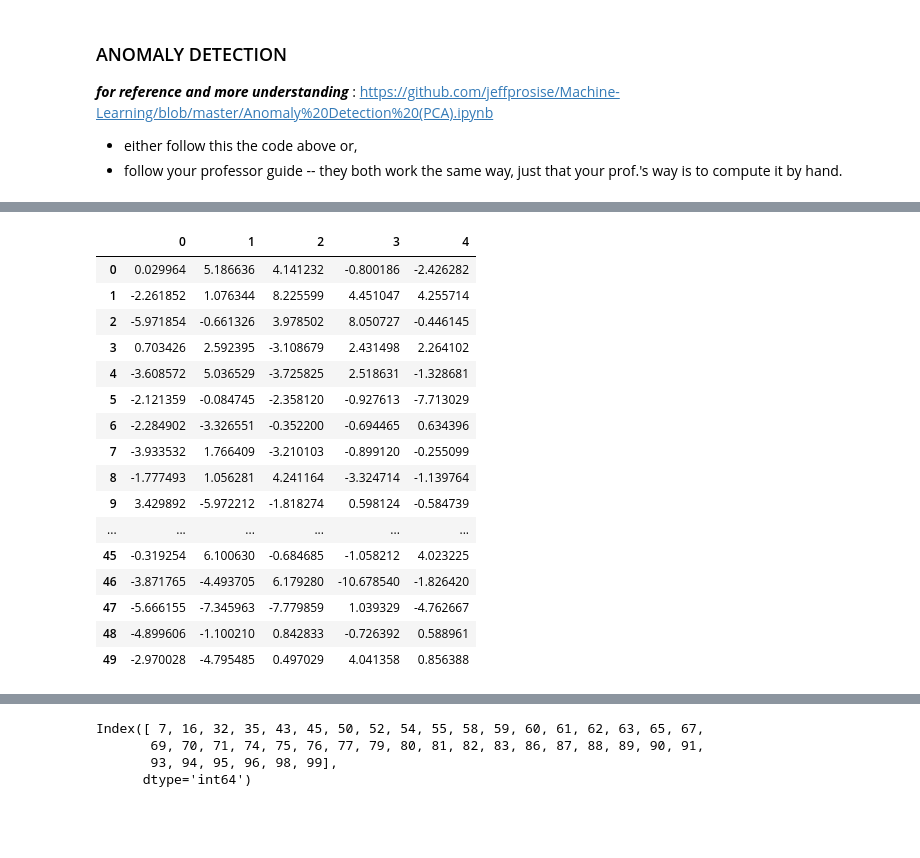
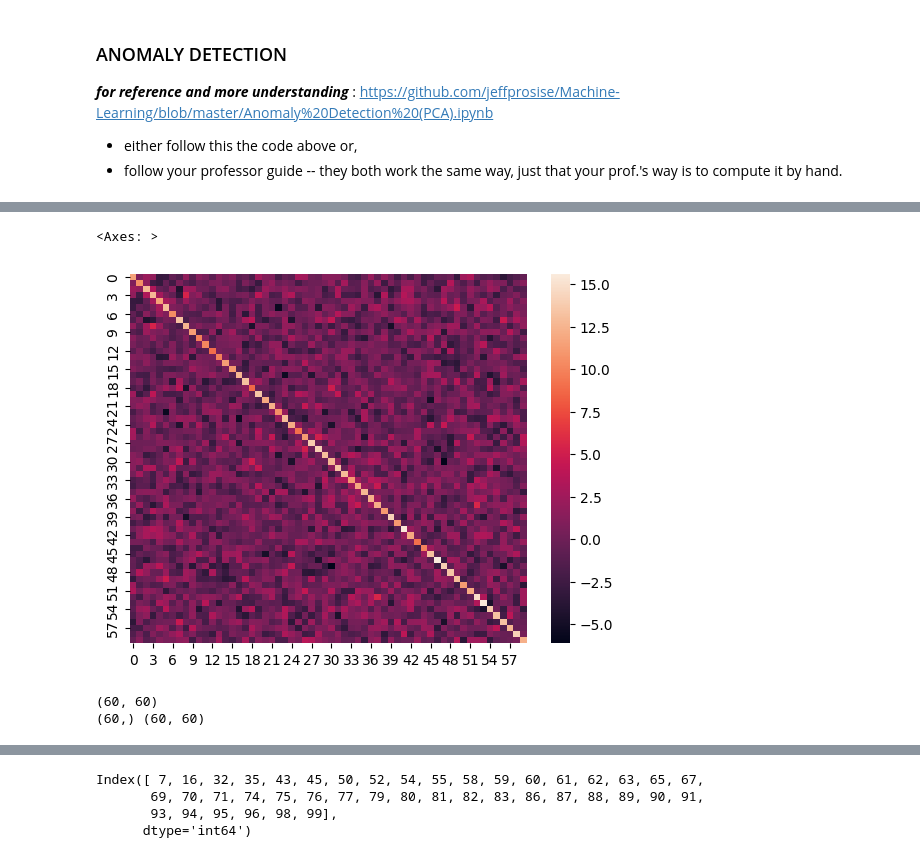
Before and after one commit to gdayjilljiw/ice-pca-hw, a Jupyter notebook: pca-and-ica.ipynb, the cells around one changed output, grey strips where cells are left out. Saved outputs shown, nothing was run; the diff lists cells and outputs as text; code cells hidden in the pictures; blank space fills up the shorter version.

```diff
--- a/pca-and-ica.ipynb
+++ b/pca-and-ica.ipynb
@@ -231,25 +266,21 @@ it is noticable that the first few components have the high variance which means
+# %%
+# train_cov = np.cov(train.T)
+# sns.heatmap(np.cov(train.T))
+sns.heatmap(train.cov())
+# %% [output]
+<Axes: >
+[figure, added]
 # %%
-pca_test = pd.DataFrame(pca.transform(test))
-pca_train = pd.DataFrame(pca_train)
-pca_df = pd.concat([pca_train, pca_test]).reset_index().drop(columns={'index'})
-pca_df_reconstructed = pca.inverse_transform(pca_df)
-pca_df_reconstructed
-pca_test
+print(train.cov().shape)
+eigenvalues, eigenvectors = np.linalg.eigh(train.cov())
+
+# Sort the eigenvalues in descending order
+idx = eigenvalues.argsort()[::-1]
+eigenvalues = eigenvalues[idx]
+ # sort the corresponding eigenvectors accordingly
+eigenvectors = eigenvectors[:,idx]
+
+print(eigenvalues.shape, eigenvectors.shape)
 # %% [output]
-|  | 0 | 1 | 2 | 3 | 4 |
-| 0 | 0.029964 | 5.186636 | 4.141232 | -0.800186 | -2.426282 |
-| 1 | -2.261852 | 1.076344 | 8.225599 | 4.451047 | 4.255714 |
-| 2 | -5.971854 | -0.661326 | 3.978502 | 8.050727 | -0.446145 |
-| 3 | 0.703426 | 2.592395 | -3.108679 | 2.431498 | 2.264102 |
-| 4 | -3.608572 | 5.036529 | -3.725825 | 2.518631 | -1.328681 |
-| 5 | -2.121359 | -0.084745 | -2.358120 | -0.927613 | -7.713029 |
-| 6 | -2.284902 | -3.326551 | -0.352200 | -0.694465 | 0.634396 |
-| 7 | -3.933532 | 1.766409 | -3.210103 | -0.899120 | -0.255099 |
-| 8 | -1.777493 | 1.056281 | 4.241164 | -3.324714 | -1.139764 |
-| 9 | 3.429892 | -5.972212 | -1.818274 | 0.598124 | -0.584739 |
-| ... | ... | ... | ... | ... | ... |
-| 45 | -0.319254 | 6.100630 | -0.684685 | -1.058212 | 4.023225 |
-| 46 | -3.871765 | -4.493705 | 6.179280 | -10.678540 | -1.826420 |
-| 47 | -5.666155 | -7.345963 | -7.779859 | 1.039329 | -4.762667 |
-| 48 | -4.899606 | -1.100210 | 0.842833 | -0.726392 | 0.588961 |
-| 49 | -2.970028 | -4.795485 | 0.497029 | 4.041358 | 0.856388 |
+(60, 60)
+(60,) (60, 60)
```
Also changed, not shown: parts of 28 cells of this notebook, 1 other file.
